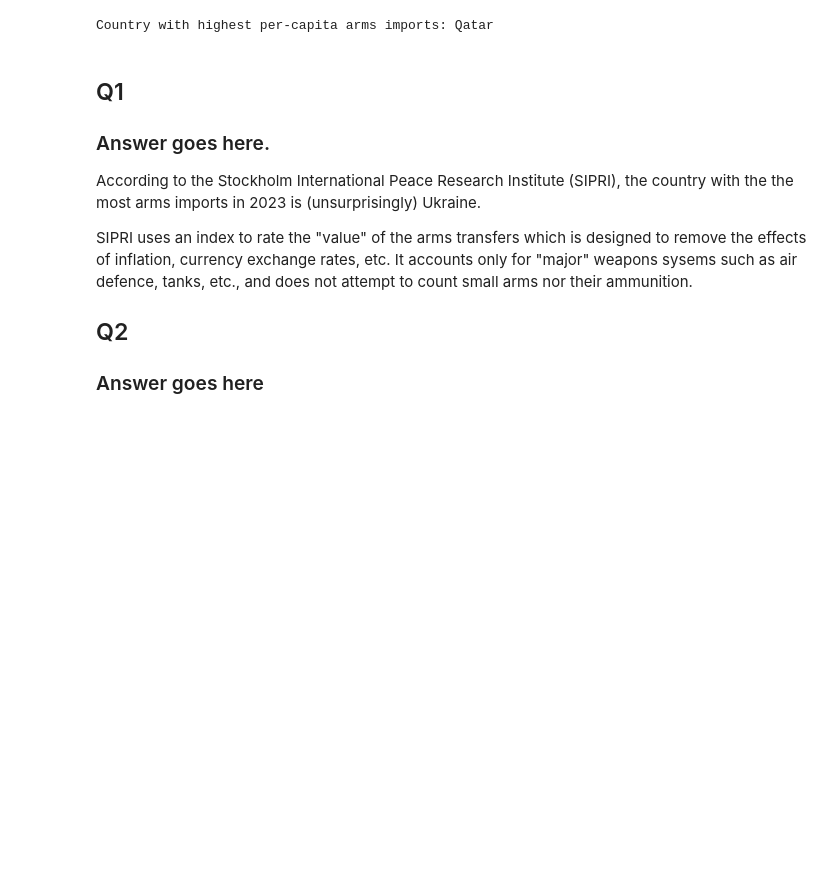
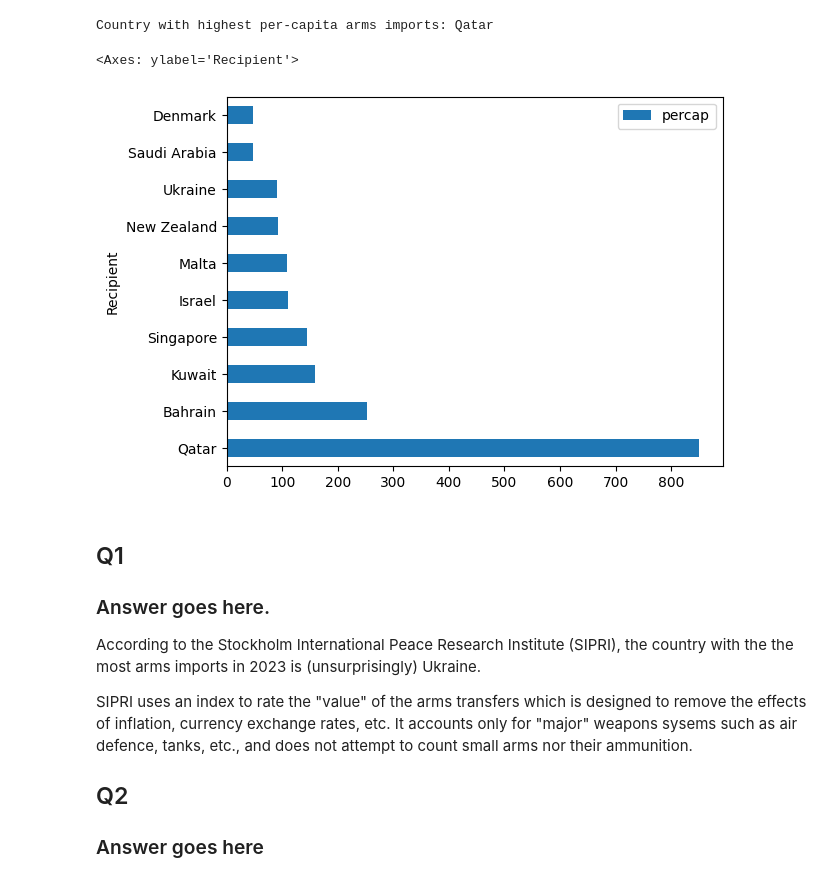
Before and after one commit to BIOS6644/BIOS6644_Spring_2024, a Jupyter notebook: Exam/JamesKing_BIOS6644_Exam_2024.ipynb, the cells around one changed output. Cells and saved outputs as stored; diff of their text form; code cells hidden in the pictures; blank space fills up the shorter version.

```diff
--- a/Exam/JamesKing_BIOS6644_Exam_2024.ipynb
+++ b/Exam/JamesKing_BIOS6644_Exam_2024.ipynb
@@ -82,7 +82,8 @@ Use provided data sets (not the ones you fetched)
 #------------------------------------------------------------------------------
 import pandas as pd
 armsf = './import-export-values_2000-2024.csv'
-arms_df = pd.read_csv(armsf, skiprows=9)
+arms_df = pd.read_csv(armsf, skiprows=9, index_col=0)
+arms_df
 
 
 #------------------------------------------------------------------------------
@@ -158,23 +175,31 @@ Give brief, clear answers which acknowledge any caveats, nuances, assumptions, o
 # %%
+arms_df.drop('Total world import', inplace=True)
 max_all=arms_df['2023'].argmax()
-max_country = arms_df['2023'].drop('Total world import').argmax()
-arms_df.iloc[max_country]
+max_country = arms_df.index[max_all]
+#arms_df.iloc[max_country]
 
 #
-print(f'Country with most arms imports in 2023: {arms_df.iloc[max_country].Recipient}')
+print(f'Country with most arms imports in 2023: {max_country}')
+#
 # %% [output]
 Country with most arms imports in 2023: Ukraine
 # %%
-arms_df.index = arms_df.Recipient
-pop_df.index = pop_df.country
-mdf = arms_df.join(pop_df)[['Recipient', '2023', 'population']]
+
+#pop_df.index = pop_df.country
+mdf = arms_df.join(pop_df)
+#mdf
 mdf['percap'] = mdf['2023'] / mdf.population *1e6
-mdf.dropna(inplace=True)
+#mdf.dropna(inplace=True)
 mdf.sort_values('percap',ascending=False, inplace=True)
-
-print(f'Country with highest per-capita arms imports: {mdf.iloc[0].Recipient}')
+mdf
+print(f'Country with highest per-capita arms imports: {mdf.iloc[0].name}')
 # %% [output]
 Country with highest per-capita arms imports: Qatar
+# %%
+mdf[0:10].plot.barh(y='percap')
+# %% [output]
+<Axes: ylabel='Recipient'>
+[figure, added]
 # %% [markdown]
 ## Q1
 ### Answer goes here.
```
Also changed, not shown: parts of 3 cells of this notebook, 4 other files.
